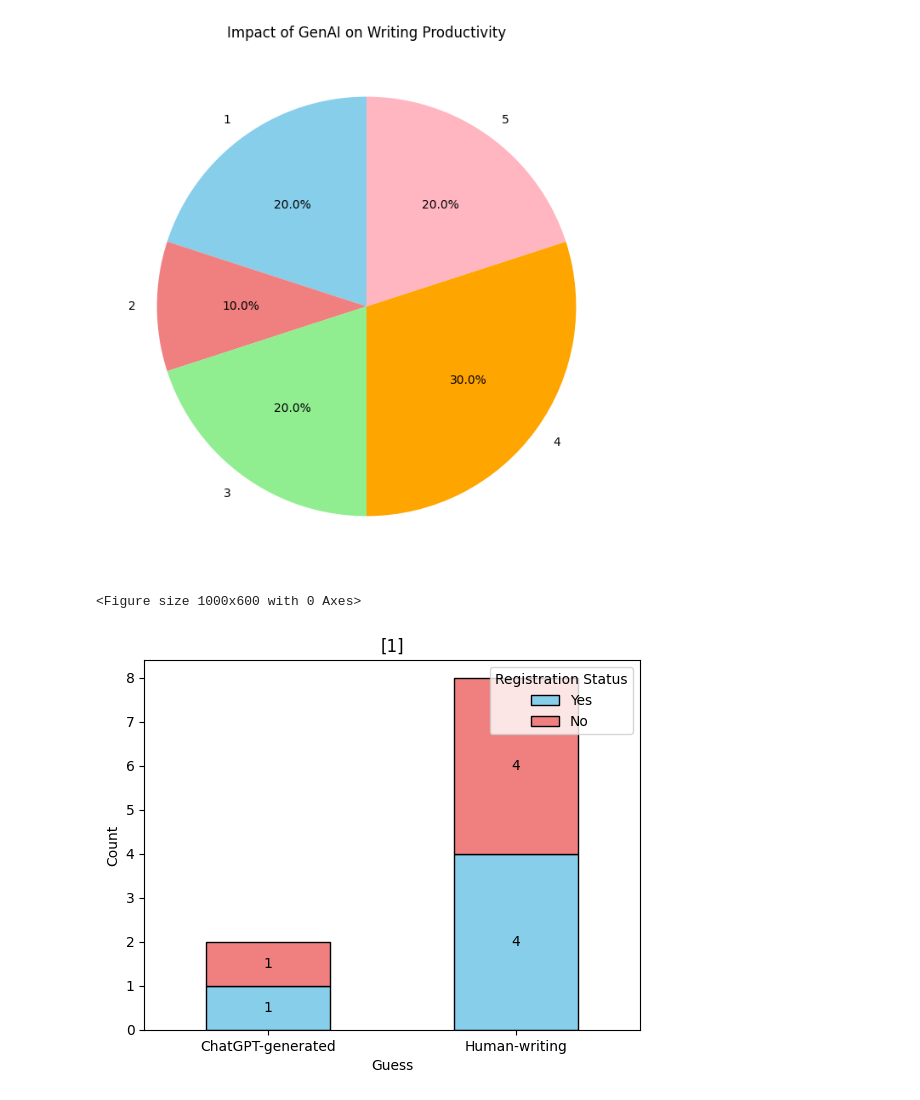
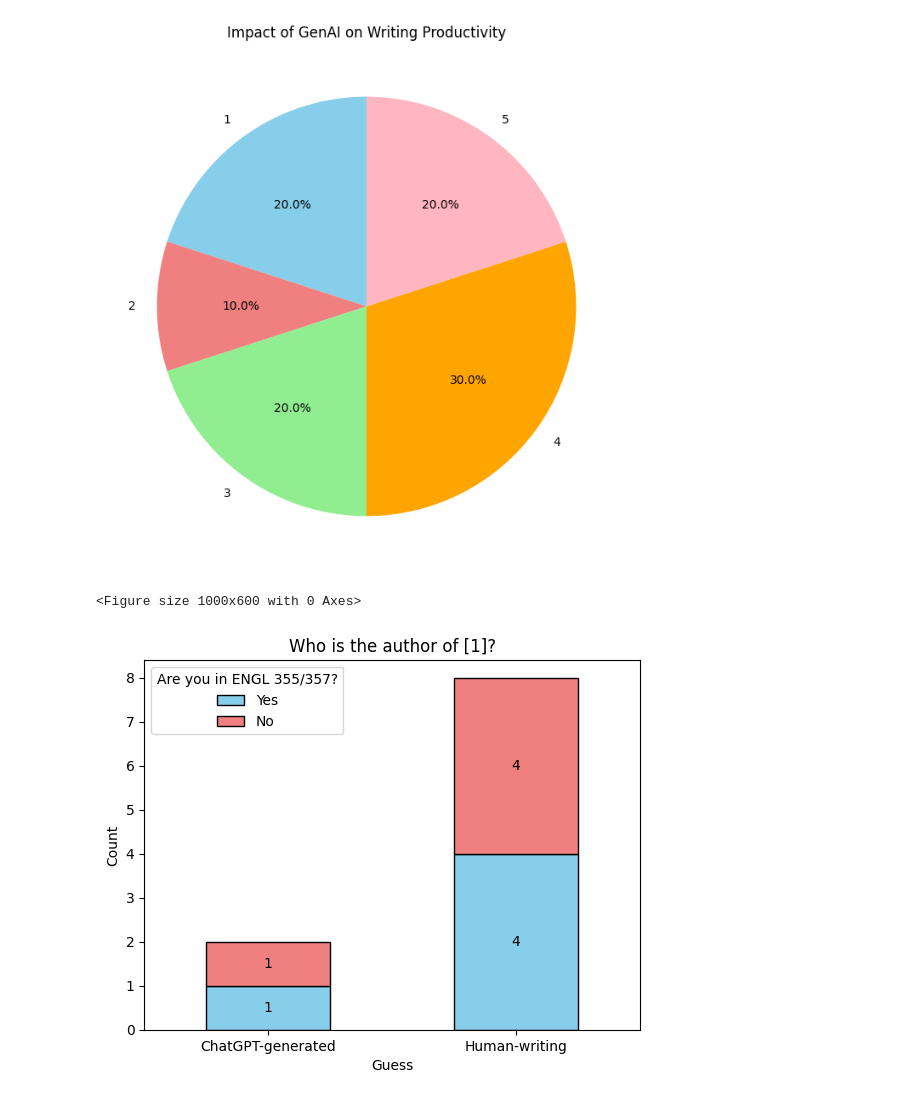
Before and after one commit to JihunKimCode/Public-Facing-Project, a Jupyter notebook: graph.ipynb, the cells around one changed output. Drawn from its saved outputs; the diff is of its cells as text; code cells hidden in the pictures.

```diff
--- a/graph.ipynb
+++ b/graph.ipynb
@@ -74,0 +75,37 @@ plt.show()
+# %%
+import matplotlib.pyplot as plt
+from matplotlib.patches import Patch
+
+# Create a DataFrame with the required data
+stacked_data = df.groupby(['4. How would you rate the impact of GenAI on your writing productivity on a scale of 1 to 5?', '1. Do you prefer to use Generative AI (GenAI) for writing purposes in either academic or non-academic?']).size().unstack()
+
+# Define custom colors for each category
+colors = {'Yes': 'skyblue', 'No': 'lightcoral'}
+
+# Plot stacked bar graph without grid
+plt.figure(figsize=(10, 6))
+ax = stacked_data.plot(kind='bar', stacked=True, color=[colors[col] for col in stacked_data.columns], edgecolor='black')
+
+plt.title('Impact of GenAI on Writing Productivity')
+plt.xlabel('Rating (1 to 5)')
+plt.ylabel('Count')
+plt.xticks(rotation=0)
+
+# Add data labels
+for p in ax.patches:
+    width, height = p.get_width(), p.get_height()
+    x, y = p.get_xy()
+    ax.annotate(f'{int(height)}', (x + width/2, y + height/2), ha='center', va='center')
+
+# Create custom legend with specified colors and order
+legend_order = ['Yes', 'No']
+legend_elements = [Patch(facecolor=colors[col], edgecolor='black', label=col) for col in legend_order]
+
+# Add custom legend
+plt.legend(handles=legend_elements, title='Prefer to use GenAI in writing')
+
+# Turn off the grid
+ax.yaxis.grid(False)
+ax.xaxis.grid(False)
+
+plt.show()
@@ -89,35 +129,35 @@ plt.show()
 # %%
 import matplotlib.pyplot as plt
 
 # Extract relevant data
 grouped_data = df.groupby([
     '[1] This paper offers a concise review of recent progress in neuromorphic computing algorithms and applications. Examining state-of-the-art methodologies, we delve into the underlying principles and highlight diverse applications across domains such as robotics, image and speech recognition, and natural language processing. This synthesis aims to serve as a valuable resource for researchers and practitioners, providing insights into the current landscape and guiding future developments in this rapidly advancing field.',
     '0. Are you registered in either ENGL 355 or ENGL 357?'
     ]).size().unstack()
 
 # Reverse the order of columns
 grouped_data = grouped_data[['Yes', 'No']]
 
 # Plot stacked bar chart
 plt.figure(figsize=(10, 6))
 ax = grouped_data.plot(kind='bar', stacked=True, color=['skyblue', 'lightcoral'], edgecolor='black')
 
-plt.title('[1]')
+plt.title('Who is the author of [1]?')
 plt.xlabel('Guess')
 plt.ylabel('Count')
 plt.xticks(rotation=0)
-plt.legend(title='Registration Status', labels=['Yes', 'No'], loc='upper right')
+plt.legend(title='Are you in ENGL 355/357?', labels=['Yes', 'No'])
 
 # Add data labels
 for p in ax.patches:
     width, height = p.get_width(), p.get_height()
     x, y = p.get_xy()
     ax.annotate(f'{int(height)}', (x + width/2, y + height/2), ha='center', va='center')
 
 plt.show()
 # %% [output]
 <Figure size 1000x600 with 0 Axes>
-[figure, old version]
+[figure, new version]
 # %%
 import matplotlib.pyplot as plt
 
```
Also changed, not shown: parts of 6 cells of this notebook, 13 other files.
